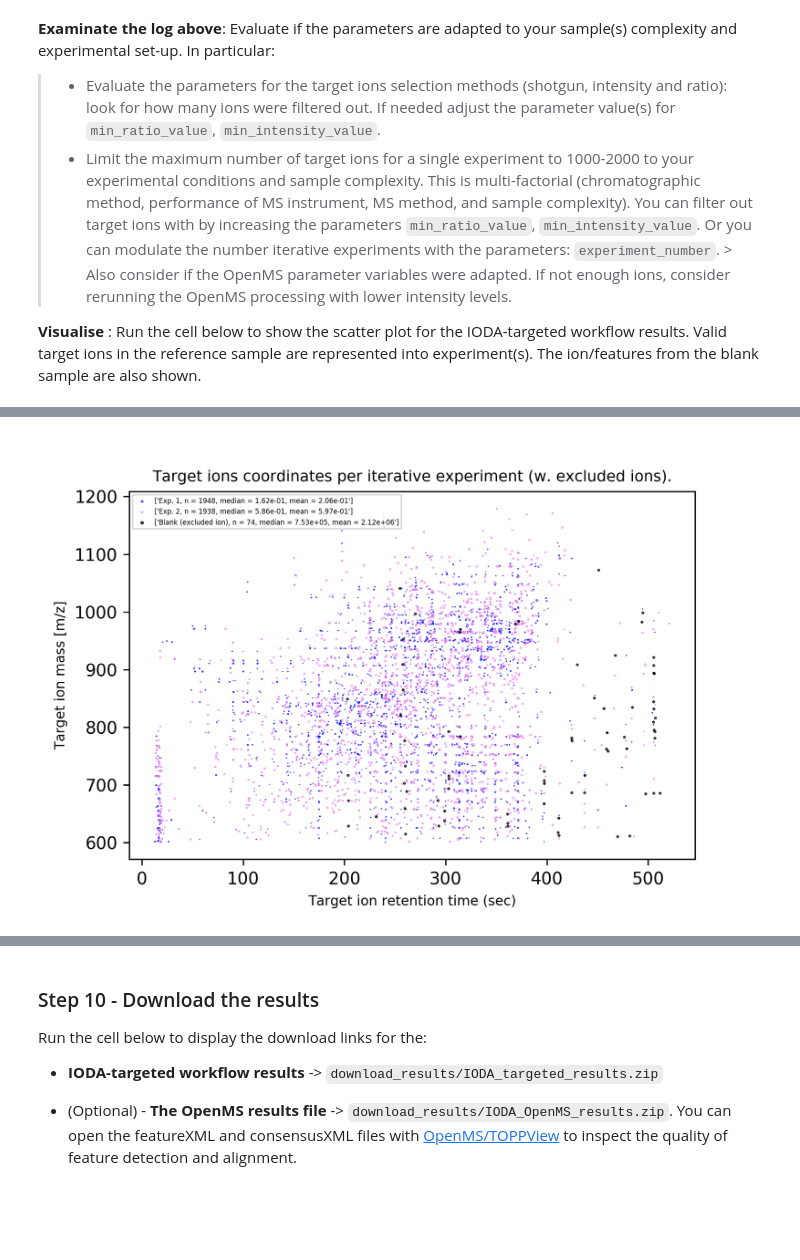
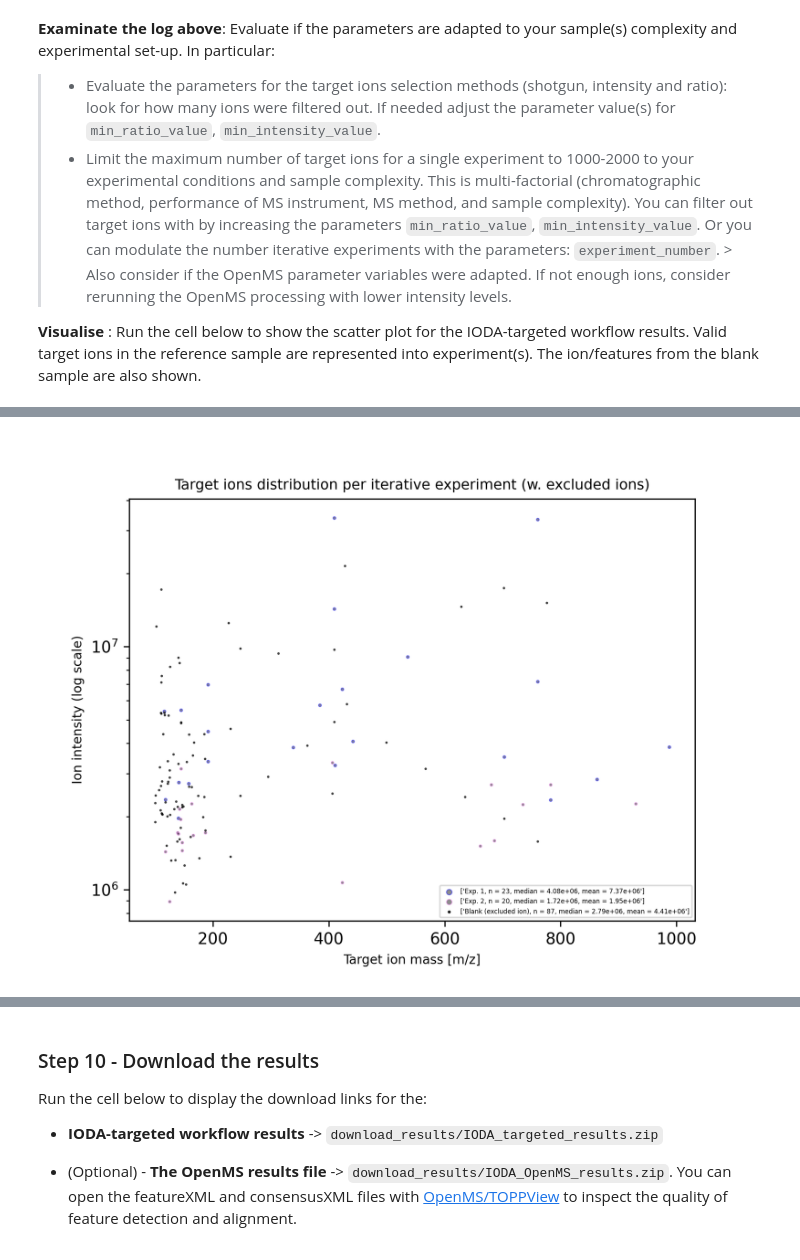
Before and after one commit to lfnothias/IODA_MassSpec, a Jupyter notebook: IODA_targeted_from_RAW_or_mzML.ipynb, the cells around one changed output, grey strips where cells are left out. Cells and saved outputs as stored; diff of their text form; code cells hidden in the pictures; blank space fills up the shorter version.

Commit message:
Update targeted with pyOpenMS

```diff
--- a/IODA_targeted_from_RAW_or_mzML.ipynb
+++ b/IODA_targeted_from_RAW_or_mzML.ipynb
@@ -170,4 +198,8 @@ Image("results_targeted/intermediate_files/experiment_blank_shared_RT_TARGETED_s
-# %%
-Image("results_targeted/intermediate_files/experiment_blank_shared_MZ_RT_TARGETED_scatter_view.png")
-# %% [output]
-[figure, removed]
+# %%
+from IPython.display import Image
+import glob
+
+filename = glob.glob('results_targeted/plots/*_shared_MZ_TARGETED_scatter_plot.png')
+Image(filename[0])
+# %% [output]
+[figure, added]
```
Also changed, not shown: parts of 8 cells of this notebook, 2 other files.
